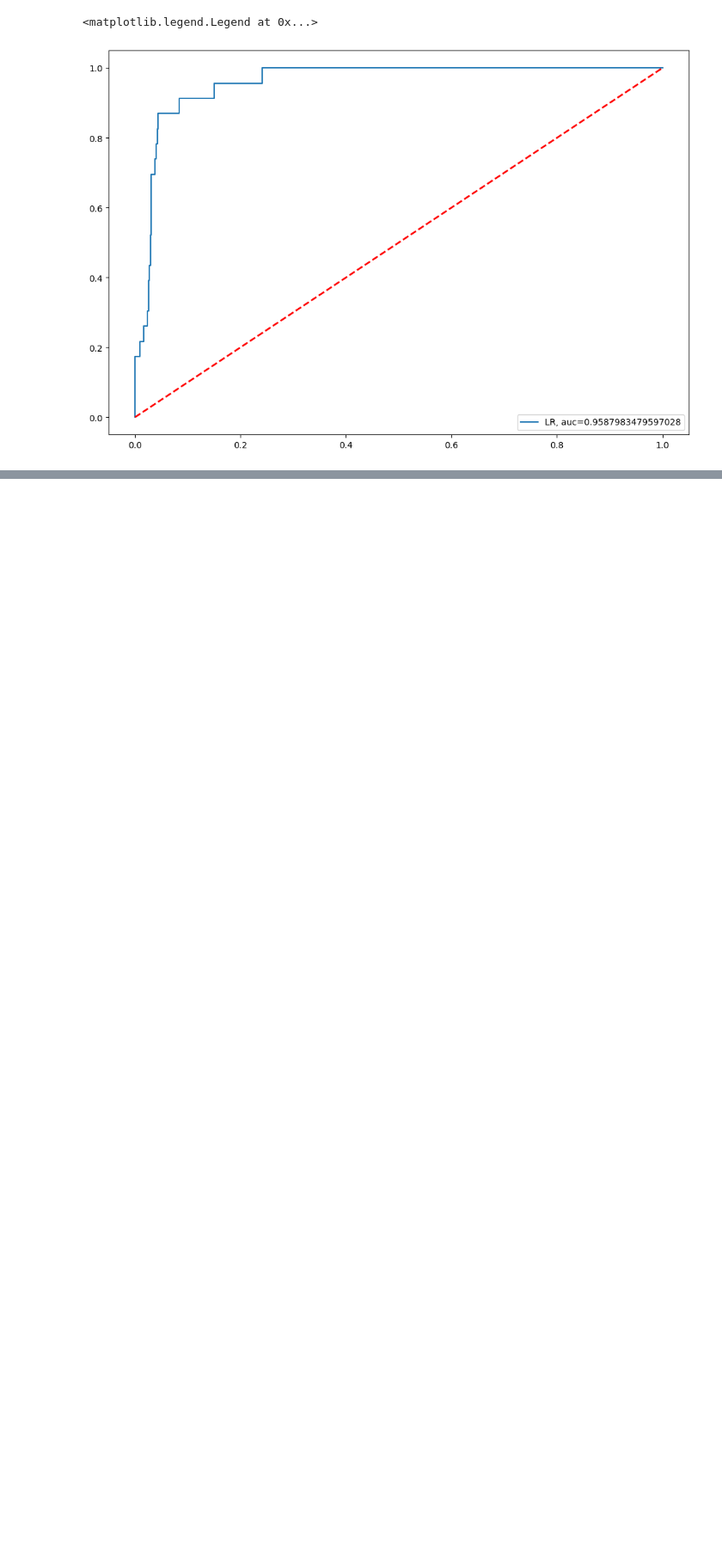
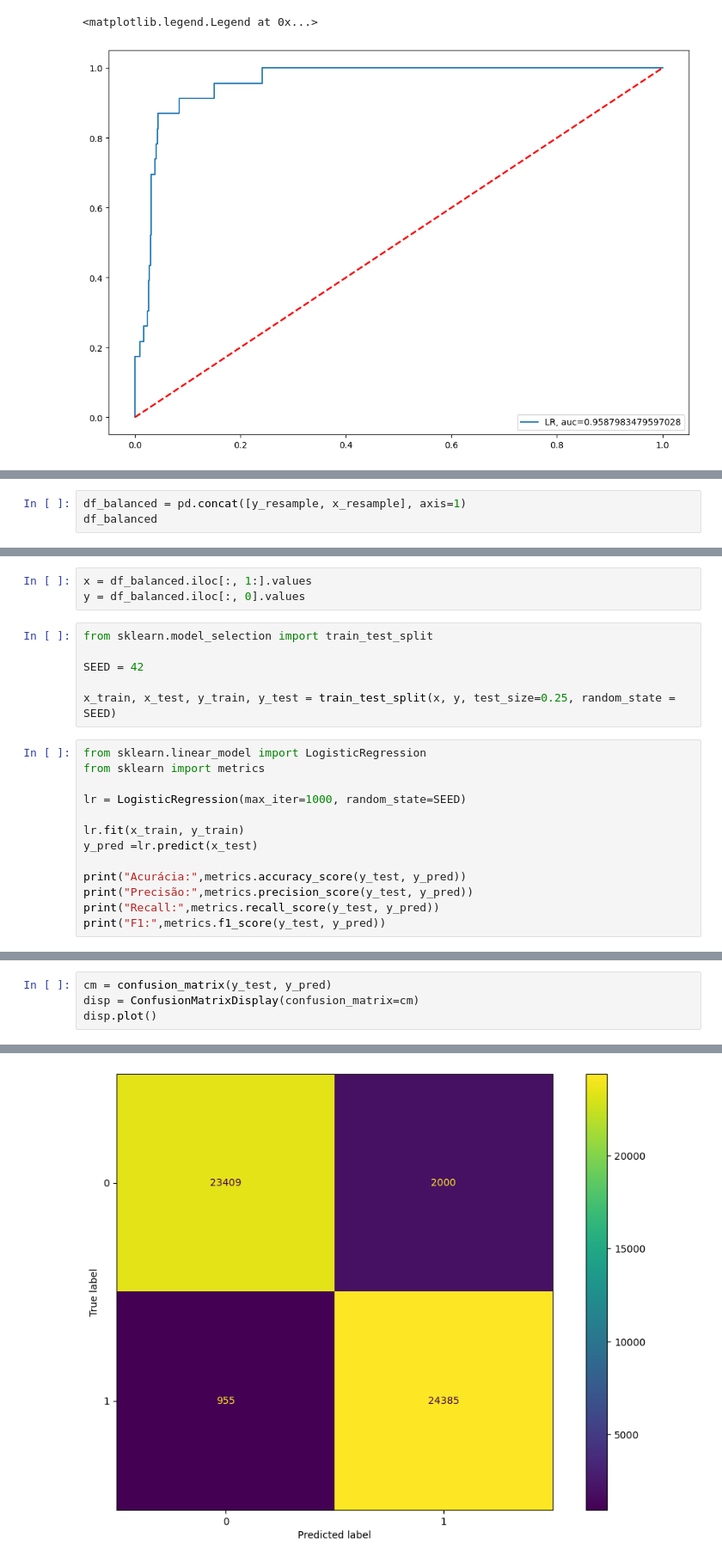
Before and after one commit to mathe-alves/Modelos-Preditivos-em-Dados---Deteccao-de-fraude, a Jupyter notebook: main.ipynb, the cells around one changed output, grey strips where cells are left out. Shown at 86% size. Drawn from its saved outputs; the diff is of its cells as text; blank space fills up the shorter version.

```diff
--- a/main.ipynb
+++ b/main.ipynb
@@ -418,0 +472,3 @@ plt.legend(loc=4)
+# %%
+df_balanced = pd.concat([y_resample, x_resample], axis=1)
+df_balanced
@@ -418,0 +500,22 @@ plt.legend(loc=4)
+# %%
+x = df_balanced.iloc[:, 1:].values
+y = df_balanced.iloc[:, 0].values
+# %%
+from sklearn.model_selection import train_test_split
+
+SEED = 42
+
+x_train, x_test, y_train, y_test = train_test_split(x, y, test_size=0.25, random_state = SEED)
+# %%
+from sklearn.linear_model import LogisticRegression
+from sklearn import metrics
+
+lr = LogisticRegression(max_iter=1000, random_state=SEED)
+
+lr.fit(x_train, y_train)
+y_pred =lr.predict(x_test)
+
+print("Acurácia:",metrics.accuracy_score(y_test, y_pred))
+print("Precisão:",metrics.precision_score(y_test, y_pred))
+print("Recall:",metrics.recall_score(y_test, y_pred))
+print("F1:",metrics.f1_score(y_test, y_pred))
@@ -418,0 +527,5 @@ plt.legend(loc=4)
+# %%
+cm = confusion_matrix(y_test, y_pred)
+disp = ConfusionMatrixDisplay(confusion_matrix=cm)
+disp.plot()
+# %% [output]
@@ -418,0 +533 @@ plt.legend(loc=4)
+[figure, added]
```
Also changed, not shown: parts of 15 cells of this notebook.
